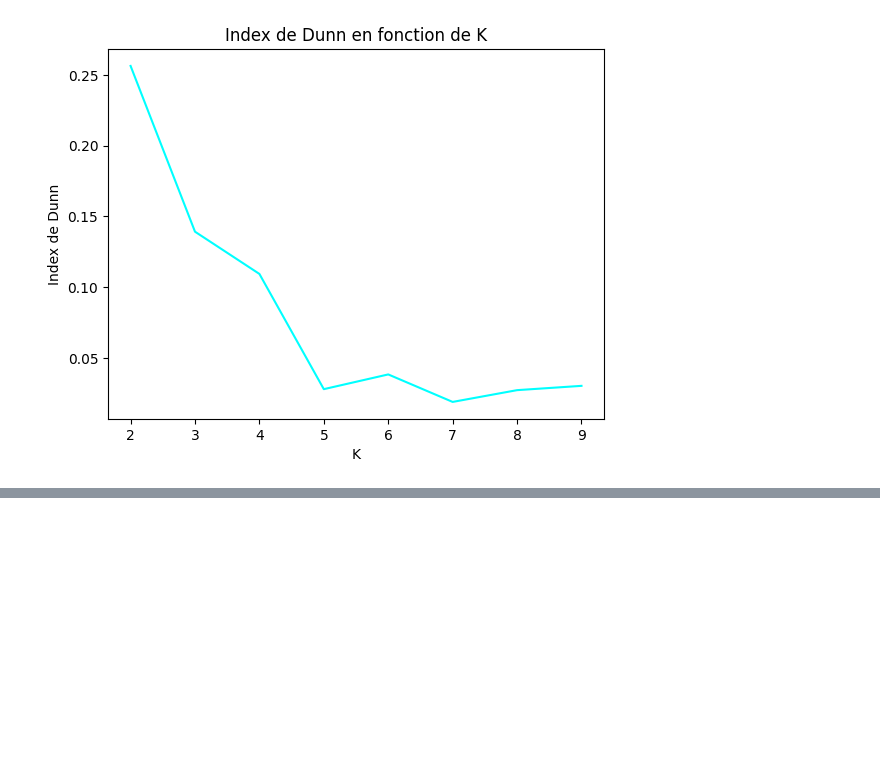
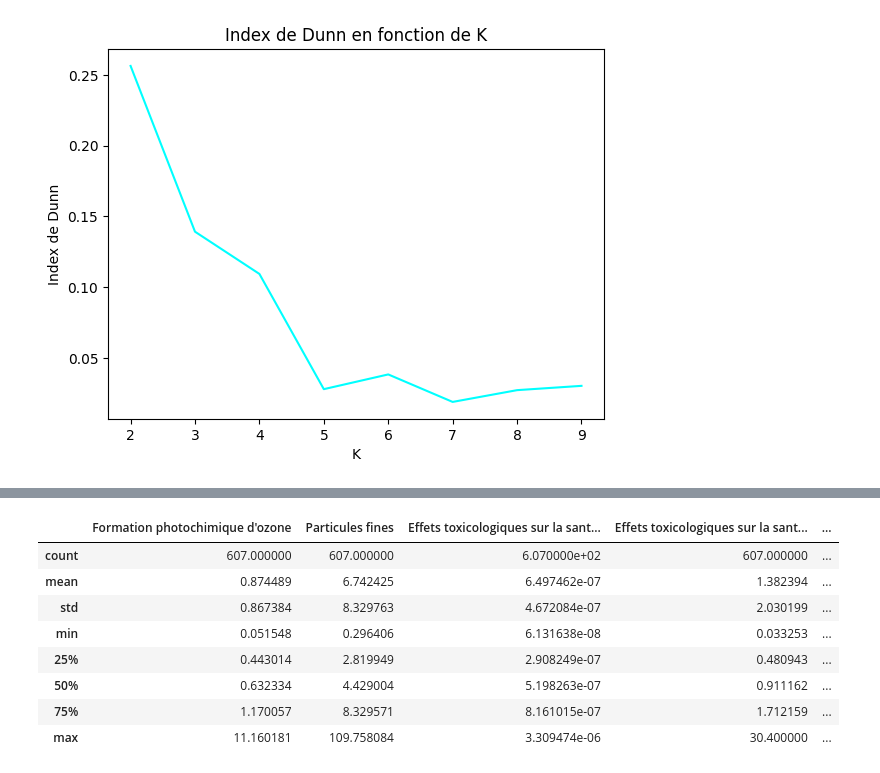
Before and after one commit to Lolikyu/Projet-DataScience, a Jupyter notebook: projet/projet-2-XU_YAZID.ipynb, the cells around one changed output, grey strips where cells are left out. Saved outputs shown, nothing was run; the diff lists cells and outputs as text; code cells hidden in the pictures; blank space fills up the shorter version.

```diff
--- a/projet/projet-2-XU_YAZID.ipynb
+++ b/projet/projet-2-XU_YAZID.ipynb
@@ -582,0 +653,12 @@ for i in range(5):
+# %%
+clusters[1].describe()
+# %% [output]
+|  | Formation photochimique d'ozone | Particules fines | Effets toxicologiques sur la sant... | Effets toxicologiques sur la sant... | ... |
+| count | 607.000000 | 607.000000 | 6.070000e+02 | 607.000000 | ... |
+| mean | 0.874489 | 6.742425 | 6.497462e-07 | 1.382394 | ... |
+| std | 0.867384 | 8.329763 | 4.672084e-07 | 2.030199 | ... |
+| min | 0.051548 | 0.296406 | 6.131638e-08 | 0.033253 | ... |
+| 25% | 0.443014 | 2.819949 | 2.908249e-07 | 0.480943 | ... |
+| 50% | 0.632334 | 4.429004 | 5.198263e-07 | 0.911162 | ... |
+| 75% | 1.170057 | 8.329571 | 8.161015e-07 | 1.712159 | ... |
+| max | 11.160181 | 109.758084 | 3.309474e-06 | 30.400000 | ... |
```
Also changed, not shown: parts of 28 cells of this notebook, 4 other files.
